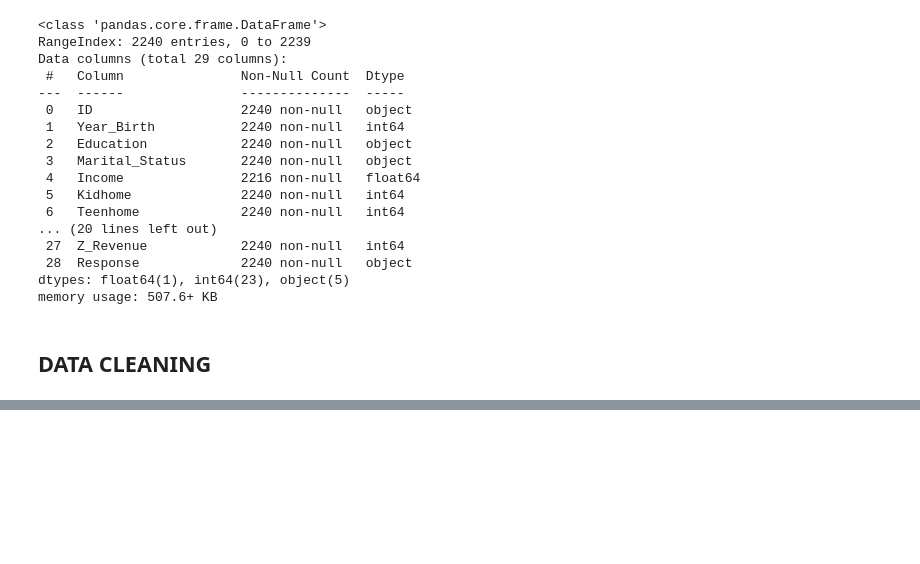
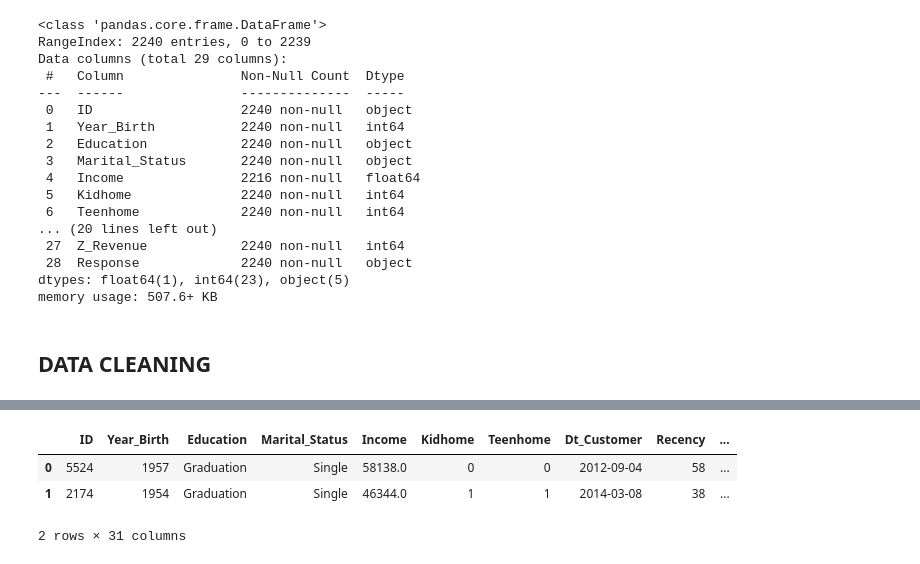
Before and after one commit to Karlajack/MachineLearning2_Advance, a Jupyter notebook: Week2_clusturing_project.ipynb, the cells around one changed output, grey strips where cells are left out. Drawn from its saved outputs; the diff is of its cells as text; code cells hidden in the pictures; blank space fills up the shorter version.

```diff
--- a/Week2_clusturing_project.ipynb
+++ b/Week2_clusturing_project.ipynb
@@ -56,0 +63,11 @@ df["Dt_Customer"] = pd.to_datetime(df["Dt_Customer"],format='%d-%m-%Y')
+# %%
+#number of days a customer is registered in the database relative to the recent customer
+df['customer_no_of_days']=max(df.Dt_Customer)-df.Dt_Customer
+df["customer_no_of_days"] = df["customer_no_of_days"].dt.days
+# %%
+df.head(2)
+# %% [output]
+|  | ID | Year_Birth | Education | Marital_Status | Income | Kidhome | Teenhome | Dt_Customer | Recency | ... |
+| 0 | 5524 | 1957 | Graduation | Single | 58138.0 | 0 | 0 | 2012-09-04 | 58 | ... |
+| 1 | 2174 | 1954 | Graduation | Single | 46344.0 | 1 | 1 | 2014-03-08 | 38 | ... |
+2 rows × 31 columns
```
Also changed, not shown: parts of 2 cells of this notebook.
